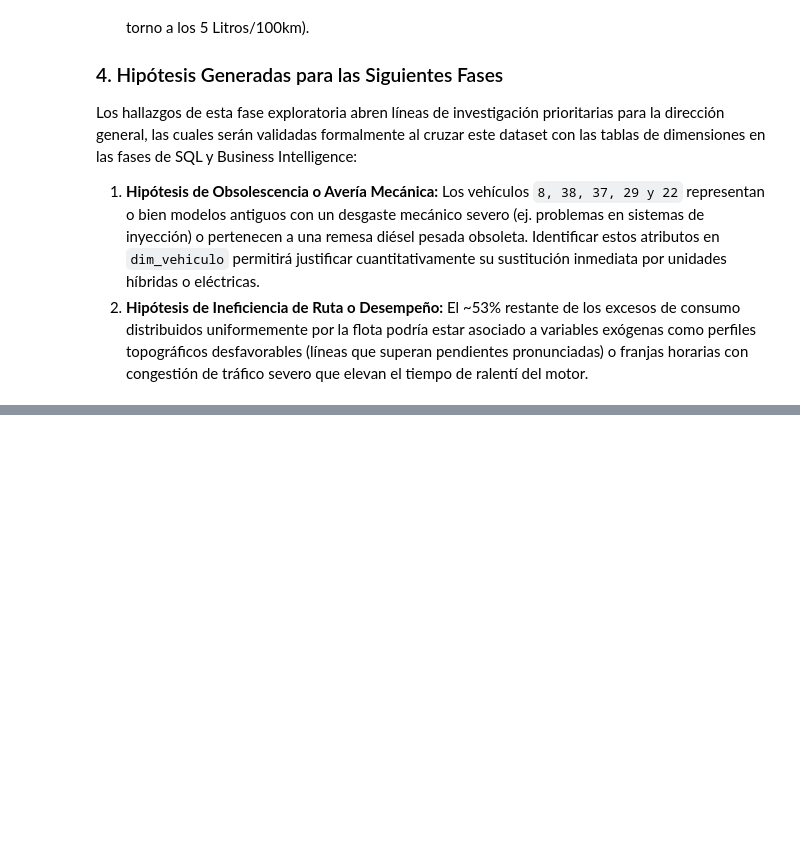
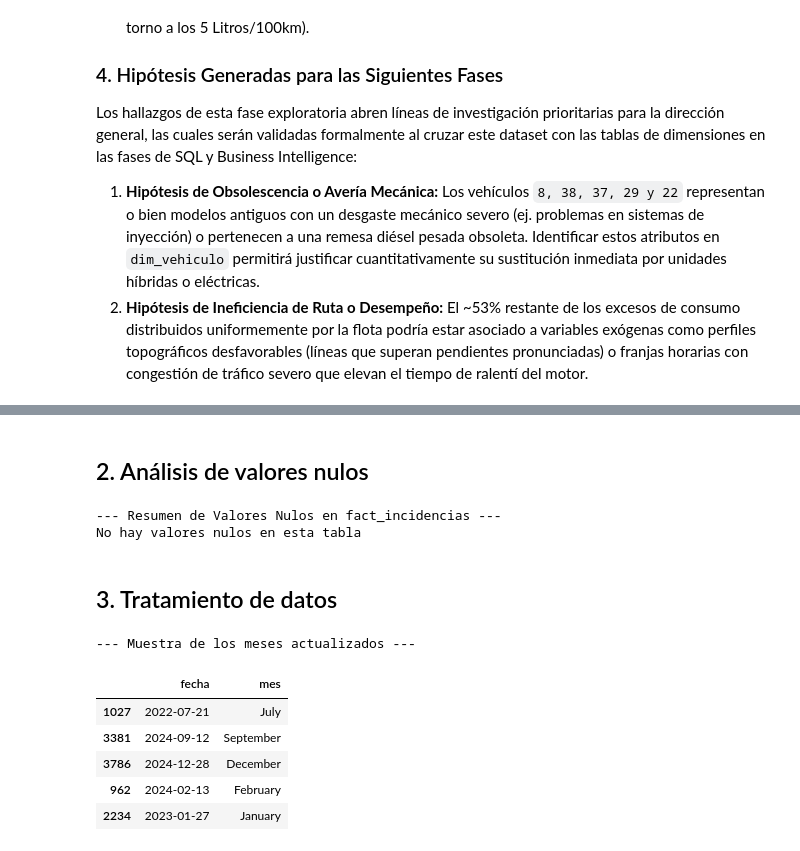
Before and after one commit to databaandsc/MetroBus_Analytics, a Jupyter notebook: 01_eda.ipynb, the cells around one changed output, grey strips where cells are left out. Cells and saved outputs as stored; diff of their text form; code cells hidden in the pictures; blank space fills up the shorter version.

```diff
--- a/01_eda.ipynb
+++ b/01_eda.ipynb
@@ -449,0 +513,65 @@ Los hallazgos de esta fase exploratoria abren líneas de investigación priorita
+# %% [markdown]
+## 2. Análisis de valores nulos
+# %%
+# 1. Calculamos el total de nulos por columna
+total_nulos = df_incidencias.isnull().sum()
+
+# 2. Caculamos el porcentaje de nulos por columna
+pocentaje_nulos = (total_nulos / len(df_incidencias)) * 100
+
+# 3. Combinamos ambos resultados en un DataFrame
+tabla_nulos = pd.DataFrame({
+    'Total Nulos': total_nulos,
+    'Porcentaje (%)': pocentaje_nulos
+})
+
+# 4. Filtramos para ver solo las columnas que tienen más de 0 nulos y ordenamos de mayor a menor
+tabla_nulos_filtrada = tabla_nulos[tabla_nulos['Total Nulos'] > 0].sort_values(by='Total Nulos', ascending=False)
+
+print("--- Resumen de Valores Nulos en fact_incidencias ---")
+if tabla_nulos_filtrada.empty:
+    print("No hay valores nulos en esta tabla")
+else:
+    display(tabla_nulos_filtrada)
+# %% [output]
+--- Resumen de Valores Nulos en fact_incidencias ---
+No hay valores nulos en esta tabla
+# %% [markdown]
+## 3. Tratamiento de datos
+# %%
+# --- 1. TRATAMIENTO DE FECHAS Y HORAS ---
+
+# 1.1. La columna 'fecha' la dejamos estricta porque sabemos que es Año-Mes-Día
+df_viajes['fecha'] = pd.to_datetime(df_viajes['fecha'], format='%Y-%m-%d', errors='coerce')
+
+# --- 2. TRATAMIENTO DE MESES ---
+
+traductor_meses = {
+    1: 'January',
+    2: 'February',
+    3: 'March',
+    4: 'April',
+    5: 'May',
+    6: 'June',
+    7: 'July',
+    8: 'August',
+    9: 'September',
+    10: 'October',
+    11: 'November',
+    12: 'December'
+}
+
+df_incidencias['mes'] = df_incidencias['mes'].map(traductor_meses)
+
+# --- 3. COMPROBACIÓN FINAL ---
+
+print("\n--- Muestra de los meses actualizados ---")
+display(df_incidencias[['fecha', 'mes']].sample(5))
+# %% [output]
+--- Muestra de los meses actualizados ---
+|  | fecha | mes |
+| 1027 | 2022-07-21 | July |
+| 3381 | 2024-09-12 | September |
+| 3786 | 2024-12-28 | December |
+| 962 | 2024-02-13 | February |
+| 2234 | 2023-01-27 | January |
```
Also changed, not shown: parts of 10 cells of this notebook.
